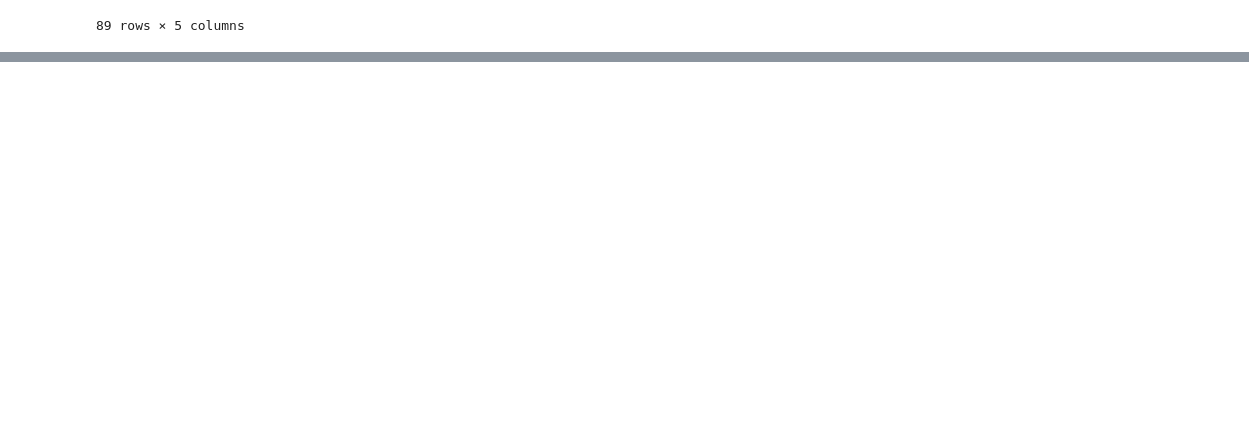
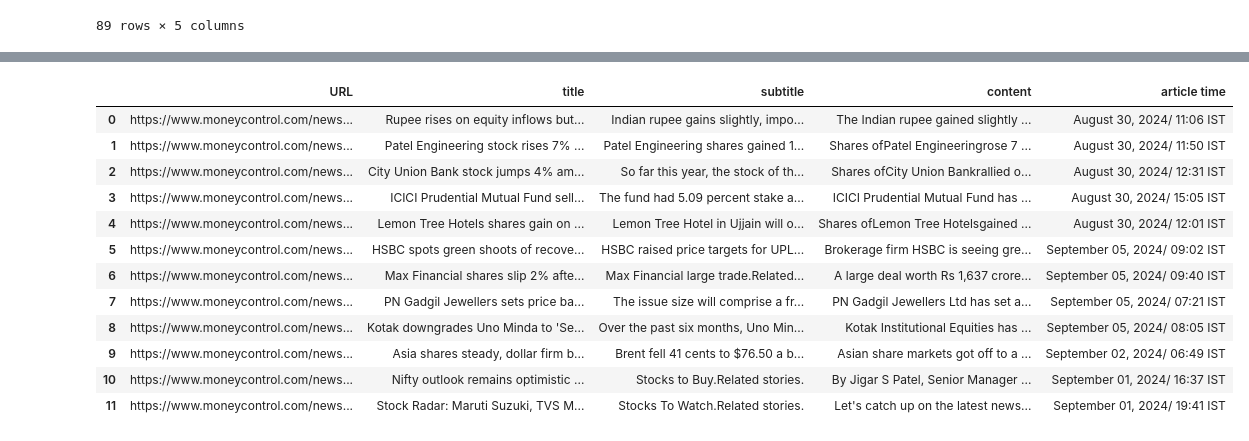
Before and after one commit to LogeshChandran/LLM_news, a Jupyter notebook: moneycontrol_data_get/work.ipynb, the cells around one changed output, grey strips where cells are left out. Cells and saved outputs as stored; diff of their text form; code cells hidden in the pictures; blank space fills up the shorter version.

```diff
--- a/moneycontrol_data_get/work.ipynb
+++ b/moneycontrol_data_get/work.ipynb
@@ -175,0 +234,3 @@ news_data_df
+# %%
+repo_id = "Logeshkc/money_control_news"
+existing_data_df = download_existing_dataset(repo_id)
@@ -175,0 +250,18 @@ news_data_df
+# %%
+merged_data_df = merge_datasets(existing_data_df, news_data_df)
+# %%
+merged_data_df
+# %% [output]
+|  | URL | title | subtitle | content | article time |
+| 0 | https://www.moneycontrol.com/news... | Rupee rises on equity inflows but... | Indian rupee gains slightly, impo... | The Indian rupee gained slightly ... | August 30, 2024/ 11:06 IST |
+| 1 | https://www.moneycontrol.com/news... | Patel Engineering stock rises 7% ... | Patel Engineering shares gained 1... | Shares ofPatel Engineeringrose 7 ... | August 30, 2024/ 11:50 IST |
+| 2 | https://www.moneycontrol.com/news... | City Union Bank stock jumps 4% am... | So far this year, the stock of th... | Shares ofCity Union Bankrallied o... | August 30, 2024/ 12:31 IST |
+| 3 | https://www.moneycontrol.com/news... | ICICI Prudential Mutual Fund sell... | The fund had 5.09 percent stake a... | ICICI Prudential Mutual Fund has ... | August 30, 2024/ 15:05 IST |
+| 4 | https://www.moneycontrol.com/news... | Lemon Tree Hotels shares gain on ... | Lemon Tree Hotel in Ujjain will o... | Shares ofLemon Tree Hotelsgained ... | August 30, 2024/ 12:01 IST |
+| 5 | https://www.moneycontrol.com/news... | HSBC spots green shoots of recove... | HSBC raised price targets for UPL... | Brokerage firm HSBC is seeing gre... | September 05, 2024/ 09:02 IST |
+| 6 | https://www.moneycontrol.com/news... | Max Financial shares slip 2% afte... | Max Financial large trade.Related... | A large deal worth Rs 1,637 crore... | September 05, 2024/ 09:40 IST |
+| 7 | https://www.moneycontrol.com/news... | PN Gadgil Jewellers sets price ba... | The issue size will comprise a fr... | PN Gadgil Jewellers Ltd has set a... | September 05, 2024/ 07:21 IST |
+| 8 | https://www.moneycontrol.com/news... | Kotak downgrades Uno Minda to 'Se... | Over the past six months, Uno Min... | Kotak Institutional Equities has ... | September 05, 2024/ 08:05 IST |
+| 9 | https://www.moneycontrol.com/news... | Asia shares steady, dollar firm b... | Brent fell 41 cents to $76.50 a b... | Asian share markets got off to a ... | September 02, 2024/ 06:49 IST |
+| 10 | https://www.moneycontrol.com/news... | Nifty outlook remains optimistic ... | Stocks to Buy.Related stories. | By Jigar S Patel, Senior Manager ... | September 01, 2024/ 16:37 IST |
+| 11 | https://www.moneycontrol.com/news... | Stock Radar: Maruti Suzuki, TVS M... | Stocks To Watch.Related stories. | Let's catch up on the latest news... | September 01, 2024/ 19:41 IST |
```
Also changed, not shown: parts of 14 cells of this notebook, 5 other files.
